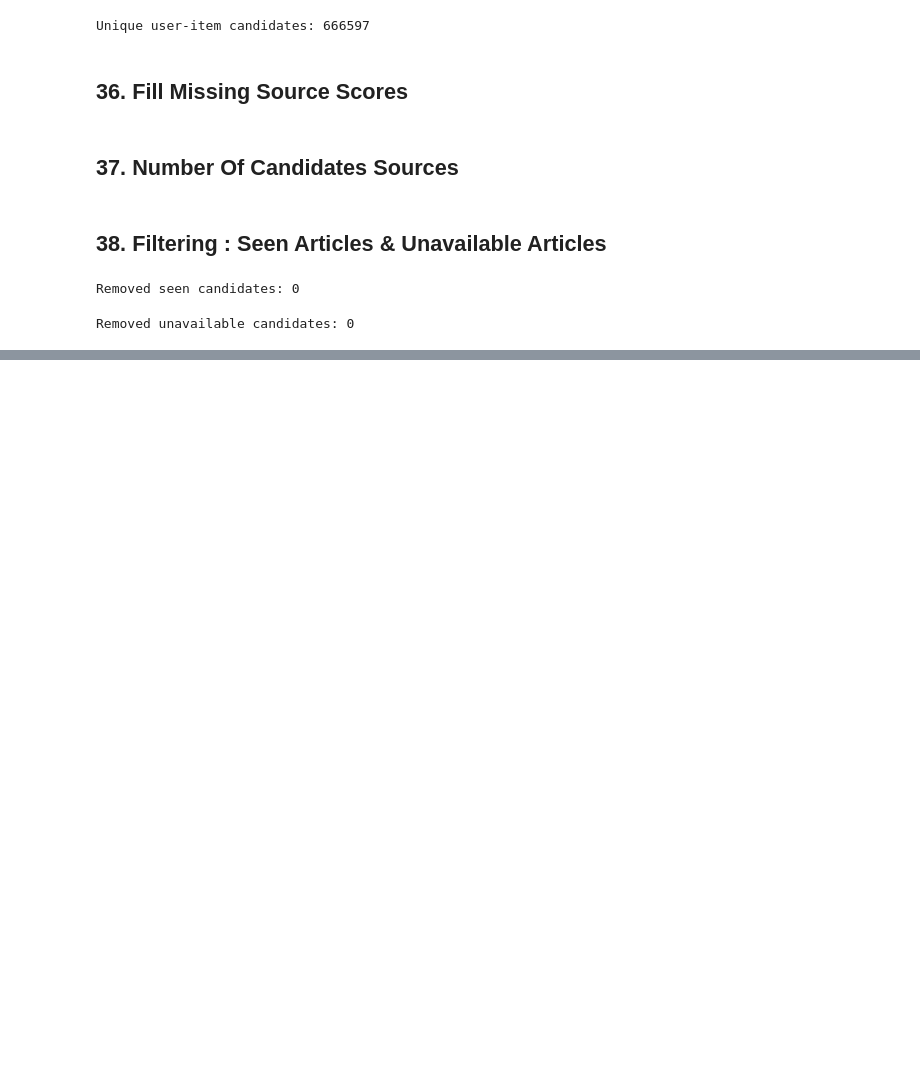
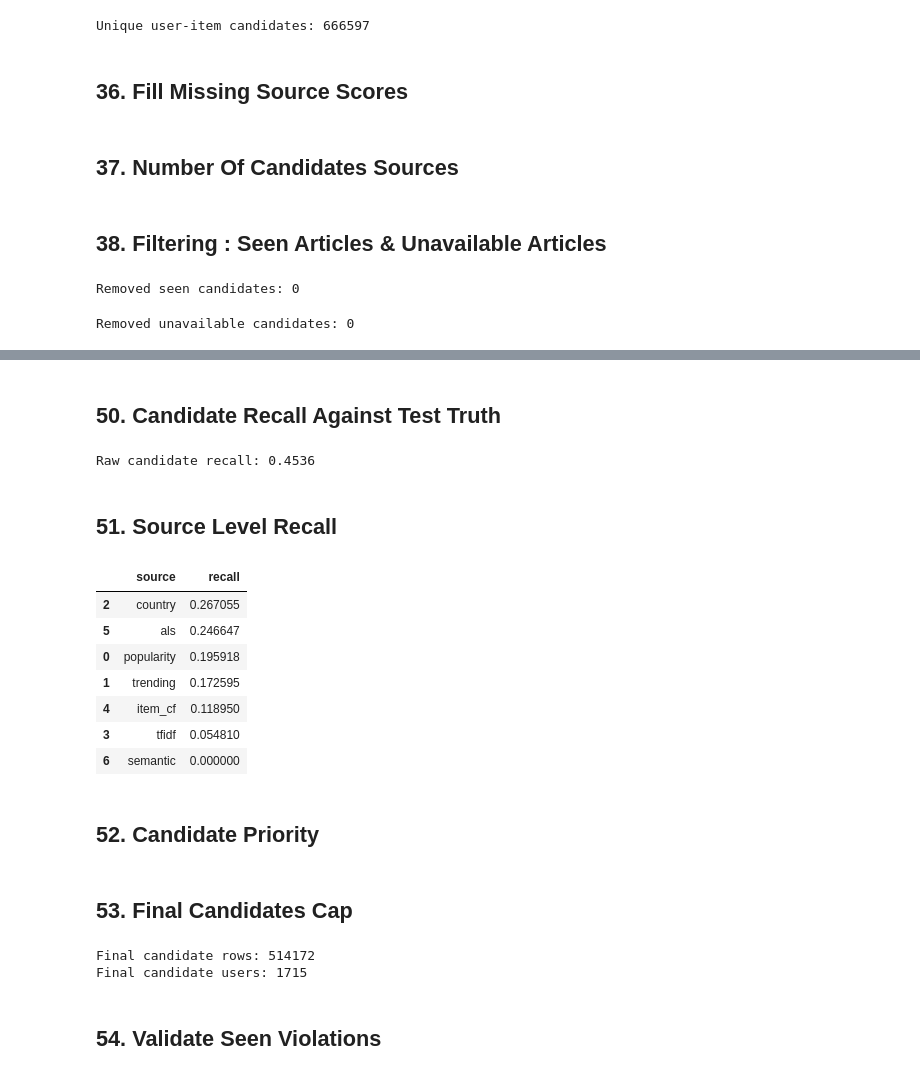
Before and after one commit to PhysicalAIEngineer/iPrint-News-Recommendation-Ranking-System, a Jupyter notebook: Notebook/05_Candidate_Generation.ipynb, the cells around one changed output, grey strips where cells are left out. Saved outputs shown, nothing was run; the diff lists cells and outputs as text; code cells hidden in the pictures; blank space fills up the shorter version.

```diff
--- a/Notebook/05_Candidate_Generation.ipynb
+++ b/Notebook/05_Candidate_Generation.ipynb
@@ -772,0 +1096,3 @@ Removed unavailable candidates: 0
+# %%
+score_columns = ["popularity_score","trending_score","country_score","tfidf_score","cf_score","als_score","semantic_score"]
+candidate_scores = (raw_candidates.groupby(["consumer_id","item_id"],as_index=False)[score_columns].max())
@@ -772,0 +1101,11 @@ Removed unavailable candidates: 0
+# %%
+source_count = (raw_candidates.groupby(["consumer_id","item_id"])["source"].nunique().reset_index(name="num_sources"))
+candidate_scores = candidate_scores.merge(source_count,on=["consumer_id","item_id"],how="left")
+# %%
+source_flags_df = (raw_candidates[["consumer_id","item_id","source"]].drop_duplicates().assign(value=1).pivot_table(index=["consumer_id","item_id"],columns="source",values="value",fill_value=0).reset_index())
+source_flags_df.columns.name = None
+for source in ["popularity","trending","country","tfidf","item_cf","als","semantic"]:
+    if source not in source_flags_df.columns:
+        source_flags_df[source] = 0
+    source_flags_df = source_flags_df.rename(columns={source:f"from_{source}"})
+candidate_scores = candidate_scores.merge(source_flags_df,on=["consumer_id","item_id"],how="left")
@@ -772,0 +1133,2 @@ Removed unavailable candidates: 0
+# %% [markdown]
+## 50. Candidate Recall Against Test Truth
@@ -772,0 +1154,40 @@ Removed unavailable candidates: 0
+# %%
+candidate_sets = (candidate_scores.groupby("consumer_id")["item_id"].agg(set).to_dict())
+recalls = []
+for user_id, truth_items in test_truth.items():
+    if not truth_items:
+        continue
+    candidates = candidate_sets.get(user_id,set())
+    hit_count = len(candidates & truth_items)
+    recalls.append(hit_count / len(truth_items))
+raw_candidate_recall = (np.mean(recalls) if recalls else 0.0)
+print("Raw candidate recall:", round(raw_candidate_recall,4))
+# %% [output]
+Raw candidate recall: 0.4536
+# %% [markdown]
+## 51. Source Level Recall
+# %%
+source_recall_results = []
+for source_name in ["popularity","trending","country","tfidf","item_cf","als","semantic"]:
+    source_df = raw_candidates[raw_candidates["source"] == source_name]
+    source_sets = (source_df.groupby("consumer_id")["item_id"].agg(set).to_dict())
+    source_recalls = []
+    for user_id, truth_items in test_truth.items():
+        candidates = source_sets.get(user_id, set())
+        if not truth_items:
+            continue
+        source_recalls.append(len(candidates & truth_items) / len(truth_items))
+    source_recall_results.append({"source": source_name,"recall": (np.mean(source_recalls)if source_recalls else 0.0)})
+source_recall_df = pd.DataFrame(source_recall_results).sort_values("recall",ascending=False)
+display(source_recall_df)
+# %% [output]
+|  | source | recall |
+| 2 | country | 0.267055 |
+| 5 | als | 0.246647 |
+| 0 | popularity | 0.195918 |
+| 1 | trending | 0.172595 |
+| 4 | item_cf | 0.118950 |
+| 3 | tfidf | 0.054810 |
+| 6 | semantic | 0.000000 |
+# %% [markdown]
+## 52. Candidate Priority
@@ -772,0 +1196,12 @@ Removed unavailable candidates: 0
+# %% [markdown]
+## 53. Final Candidates Cap
+# %%
+candidate_scores = (candidate_scores.sort_values(["consumer_id","candidate_priority"],ascending=[True,False]))
+final_candidates = (candidate_scores.groupby("consumer_id", group_keys=False).head(FINAL_CANDIDATE_K).reset_index(drop=True))
+print("Final candidate rows:", len(final_candidates))
+print("Final candidate users:", final_candidates["consumer_id"].nunique())
+# %% [output]
+Final candidate rows: 514172
+Final candidate users: 1715
+# %% [markdown]
+## 54. Validate Seen Violations
```
Also changed, not shown: parts of 92 cells of this notebook, 5 other files.
